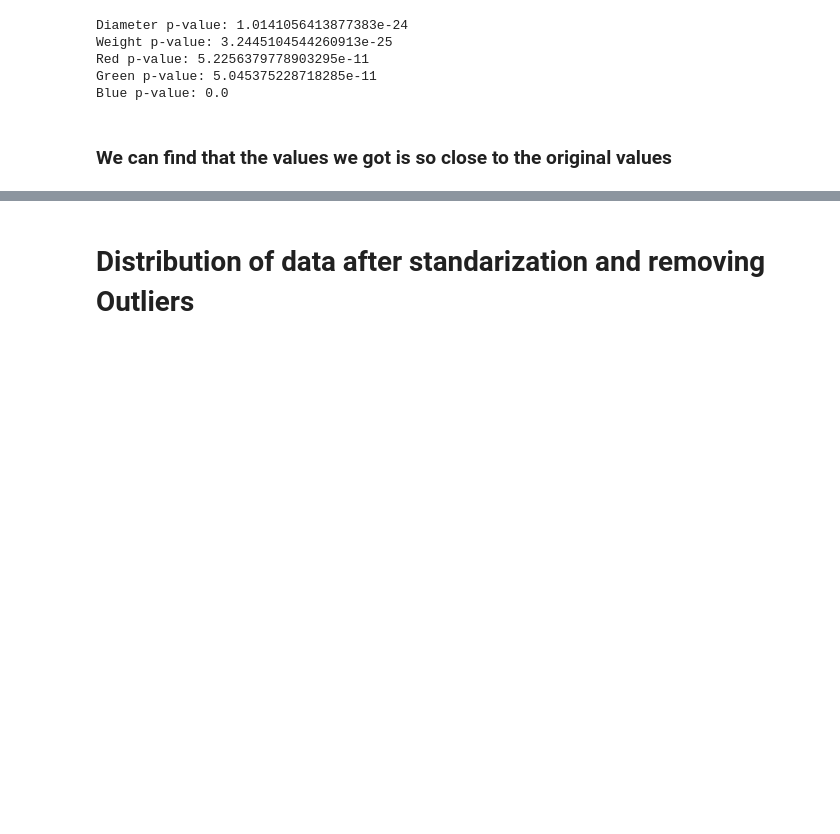
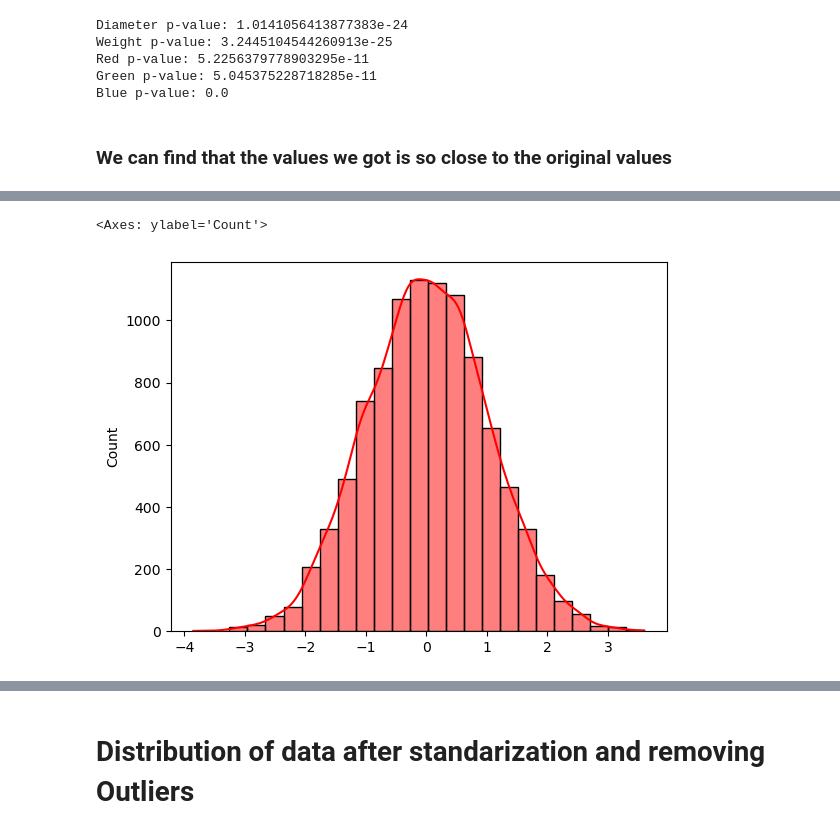
Before and after one commit to MohamedMandour10/Citrus-Binary-Classification, a Jupyter notebook: oranges-vs-grapefruit.ipynb, the cells around one changed output, grey strips where cells are left out. Cells and saved outputs as stored; diff of their text form; code cells hidden in the pictures; blank space fills up the shorter version.

```diff
--- a/oranges-vs-grapefruit.ipynb
+++ b/oranges-vs-grapefruit.ipynb
@@ -382,0 +424,11 @@ Blue p-value: 0.0
+# %%
+normal_data = np.random.normal(0, 1, size=len(data["diameter"]))
+
+test_data = data.drop(['name'], axis=1)
+# Perform Mann-Whitney U test for each feature
+for feature_name, feature_values in test_data.items():
+    statistic, p_value = stats.mannwhitneyu(feature_values, normal_data, alternative='two-sided')
+    print(f"Mann-Whitney U test for {feature_name}:")
+    print("Statistic:", statistic)
+    print("P-value:", p_value)
+    print()
@@ -382,0 +455,5 @@ Blue p-value: 0.0
+# %%
+sns.histplot(normal_data, kde=True, color='r', bins=25)
+# %% [output]
+<Axes: ylabel='Count'>
+[figure, added]
```
Also changed, not shown: parts of 56 cells of this notebook.
